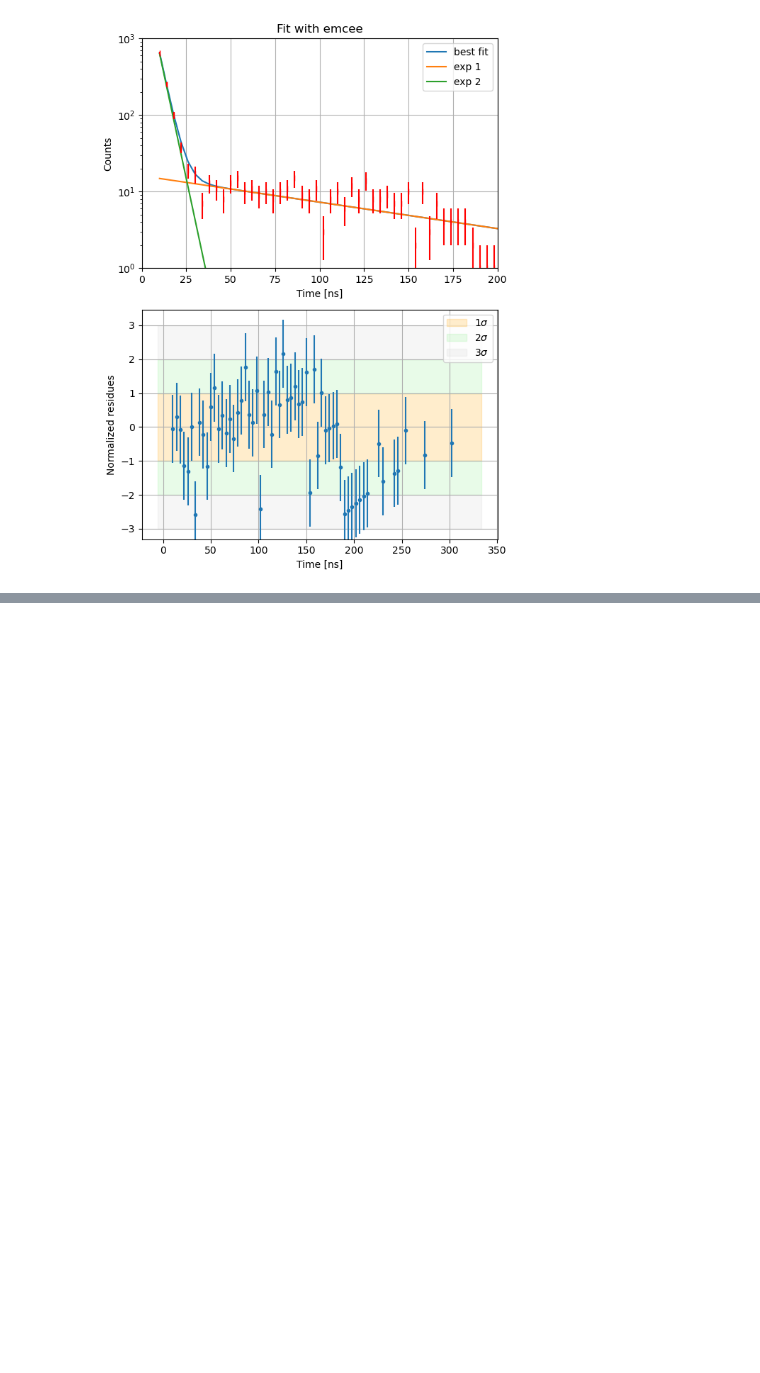
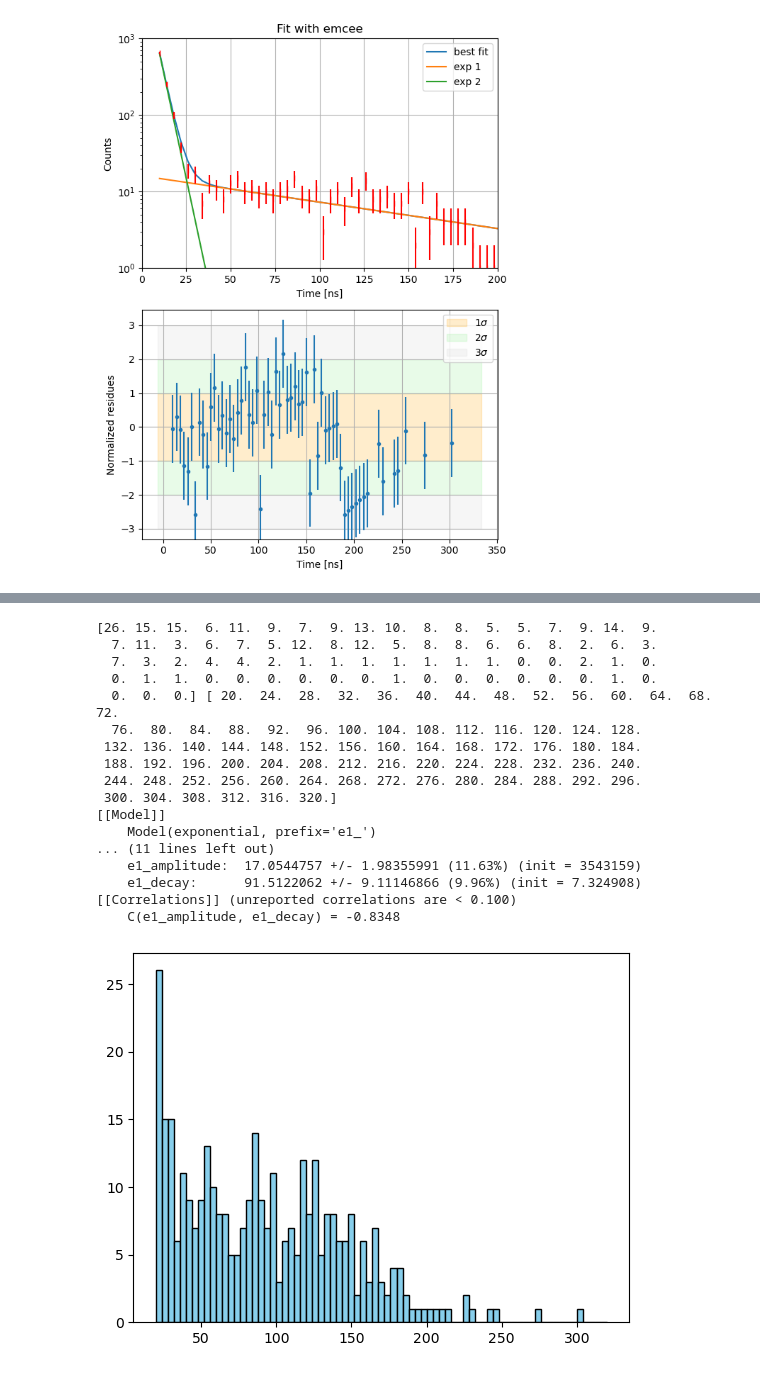
Before and after one commit to 0-DvD-0/Sfera, a Jupyter notebook: Jupyter/ortho_filter_check.ipynb, the cells around one changed output, grey strips where cells are left out. Saved outputs shown, nothing was run; the diff lists cells and outputs as text; code cells hidden in the pictures; blank space fills up the shorter version.

Commit message:
ortho new

```diff
--- a/Jupyter/ortho_filter_check.ipynb
+++ b/Jupyter/ortho_filter_check.ipynb
@@ -627,0 +650,51 @@ plt.hist(mean_time_diff, bins=20)"""
+# %%
+#isolo la componente a 3 fotoni
+
+three_gamma_ortho=bin_T - bin_btb
+three_gamma_edges=edgesT
+
+three_gamma_ortho = three_gamma_ortho[3:]
+three_gamma_edges = three_gamma_edges[3:]
+
+print(three_gamma_ortho, three_gamma_edges)
+three_gamma_centers = np.convolve(three_gamma_edges, [0.5, 0.5], "valid")
+three_g_err=np.sqrt(three_gamma_ortho)
+plt.bar(three_gamma_edges[:-1], three_gamma_ortho, width=(three_gamma_edges[1] - three_gamma_edges[0]),align='edge', color='skyblue', edgecolor='black')
+
+exp1   = ExponentialModel(prefix='e1_')
+
+model = exp1
+
+params = exp1.guess(three_gamma_ortho, x=three_gamma_centers)
+params["e1_amplitude"].min = 0
+
+result = model.fit(three_gamma_ortho, params, x = three_gamma_centers, weights = 1 / three_g_err,nan_policy='omit')
+
+print(result.fit_report())
+
+emcee_kws = dict(steps=5000, burn=500, thin=20, is_weighted=False,
+                 progress=False)
+emcee_params = result.params.copy()
+emcee_params.add('__lnsigma', value=np.log(0.1), min=np.log(0.001), max=np.log(2.0))
+
+result_emcee_3g = model.fit(data=three_gamma_ortho, x=three_gamma_centers, params=emcee_params, method='emcee',
+                         nan_policy='omit', fit_kws=emcee_kws)
+# %% [output]
+[26. 15. 15.  6. 11.  9.  7.  9. 13. 10.  8.  8.  5.  5.  7.  9. 14.  9.
+  7. 11.  3.  6.  7.  5. 12.  8. 12.  5.  8.  8.  6.  6.  8.  2.  6.  3.
+  7.  3.  2.  4.  4.  2.  1.  1.  1.  1.  1.  1.  1.  0.  0.  2.  1.  0.
+  0.  1.  1.  0.  0.  0.  0.  0.  0.  1.  0.  0.  0.  0.  0.  0.  1.  0.
+  0.  0.  0.] [ 20.  24.  28.  32.  36.  40.  44.  48.  52.  56.  60.  64.  68.  72.
+  76.  80.  84.  88.  92.  96. 100. 104. 108. 112. 116. 120. 124. 128.
+ 132. 136. 140. 144. 148. 152. 156. 160. 164. 168. 172. 176. 180. 184.
+ 188. 192. 196. 200. 204. 208. 212. 216. 220. 224. 228. 232. 236. 240.
+ 244. 248. 252. 256. 260. 264. 268. 272. 276. 280. 284. 288. 292. 296.
+ 300. 304. 308. 312. 316. 320.]
+[[Model]]
+    Model(exponential, prefix='e1_')
+... (11 lines left out)
+    e1_amplitude:  17.0544757 +/- 1.98355991 (11.63%) (init = 3543159)
+    e1_decay:      91.5122062 +/- 9.11146866 (9.96%) (init = 7.324908)
+[[Correlations]] (unreported correlations are < 0.100)
+    C(e1_amplitude, e1_decay) = -0.8348
+[figure, added]
```
Also changed, not shown: parts of 16 cells of this notebook.
